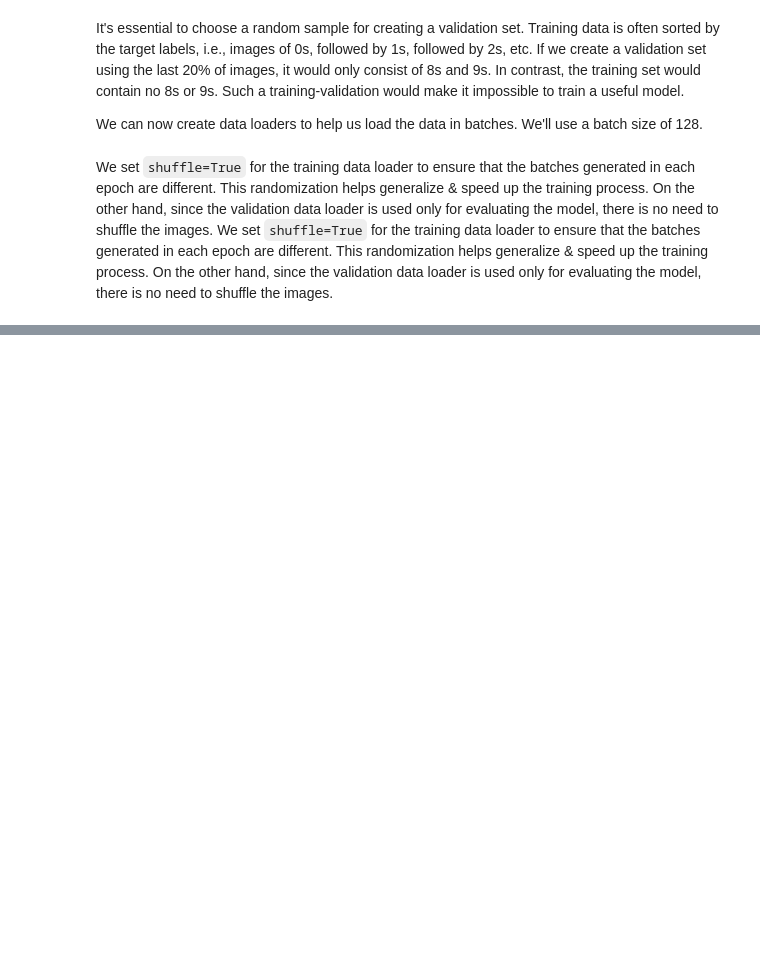
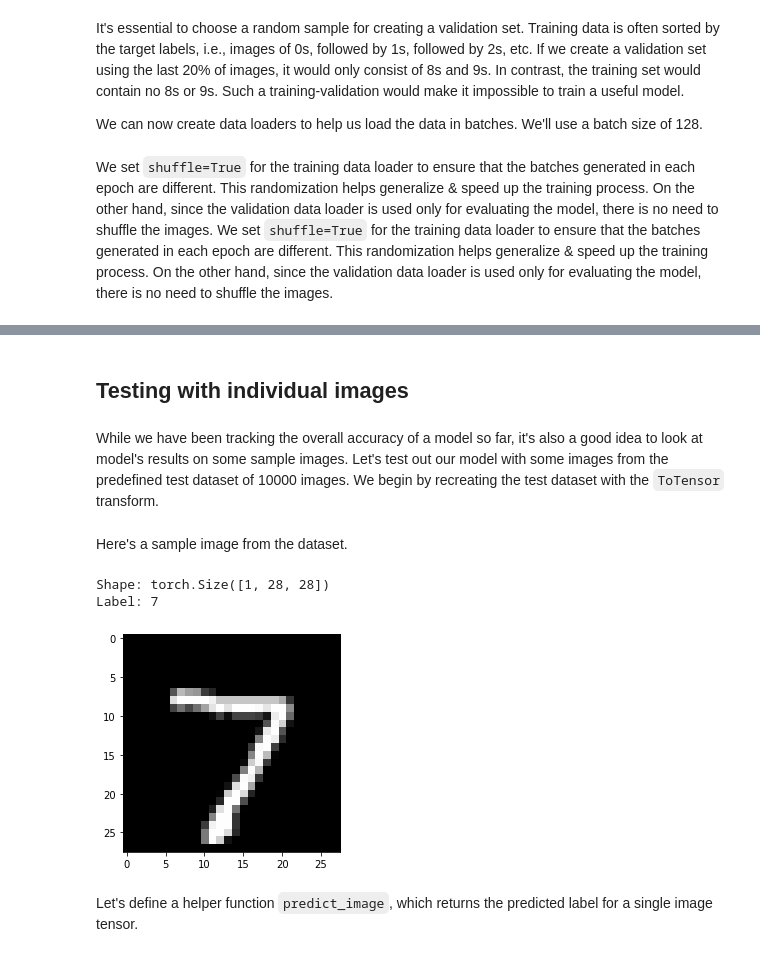
Before and after one commit to AnirbanSaha-Aiub/Python, a Jupyter notebook: Deep Learning with PyTorch/Logistic-regression.ipynb, the cells around one changed output, grey strips where cells are left out. Cells and saved outputs as stored; diff of their text form; code cells hidden in the pictures; blank space fills up the shorter version.

```diff
--- a/Deep Learning with PyTorch/Logistic-regression.ipynb
+++ b/Deep Learning with PyTorch/Logistic-regression.ipynb
@@ -161,0 +663,22 @@ jovian.commit(project='Logistic-regression')
+# %% [markdown]
+## Testing with individual images
+# %% [markdown]
+While we have been tracking the overall accuracy of a model so far, it's also a good idea to look at model's results on some sample images. Let's test out our model with some images from the predefined test dataset of 10000 images. We begin by recreating the test dataset with the `ToTensor` transform.
+# %%
+# Define test dataset
+test_dataset = MNIST(root='data/',
+                     train=False,
+                     transform=transforms.ToTensor())
+# %% [markdown]
+Here's a sample image from the dataset.
+# %%
+img, label = test_dataset[0]
+plt.imshow(img[0], cmap='gray')
+print('Shape:', img.shape)
+print('Label:', label)
+# %% [output]
+Shape: torch.Size([1, 28, 28])
+Label: 7
+[figure, added]
+# %% [markdown]
+Let's define a helper function `predict_image`, which returns the predicted label for a single image tensor.
```
Also changed, not shown: parts of 89 cells of this notebook.
